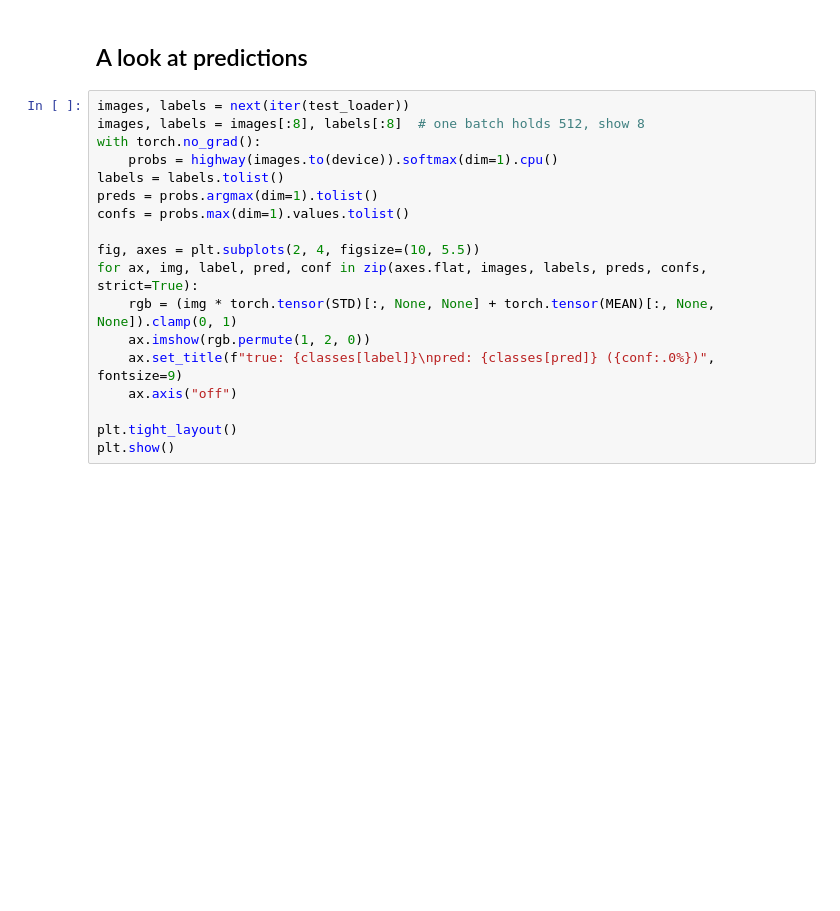
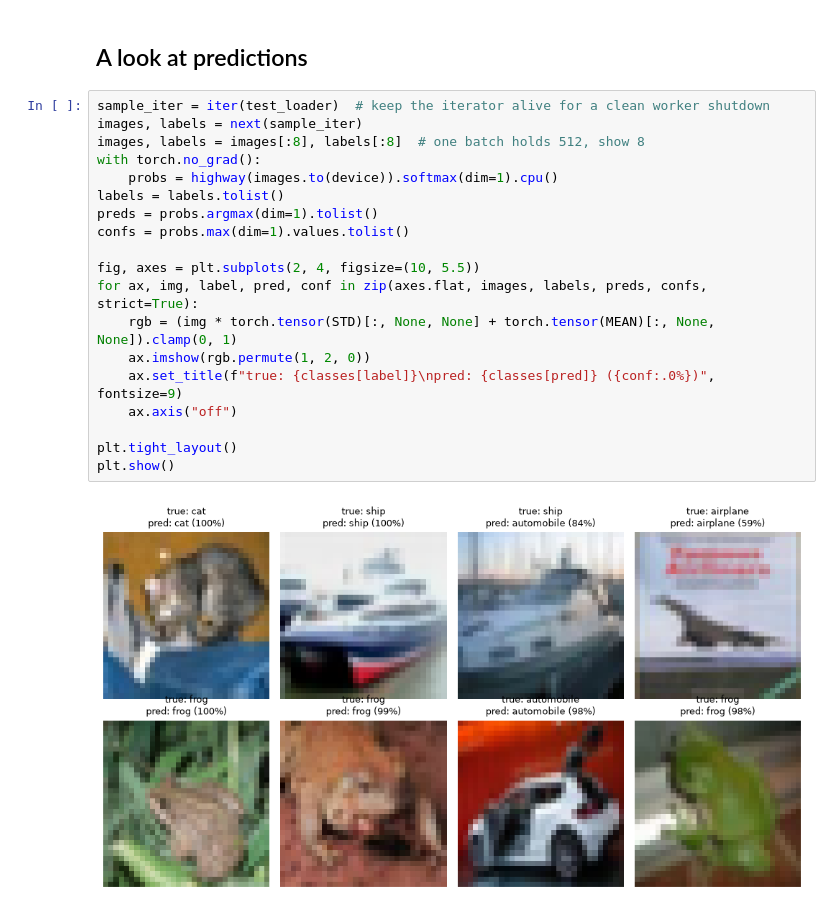
Before and after one commit to Zdziszkee/higway-network, a Jupyter notebook: highway_cifar10.ipynb, the cells around one changed output. Cells and saved outputs as stored; diff of their text form; blank space fills up the shorter version.

```diff
--- a/highway_cifar10.ipynb
+++ b/highway_cifar10.ipynb
@@ -623,20 +680,23 @@ plt.show()
 # %% [markdown]
 ## A look at predictions
 # %%
-images, labels = next(iter(test_loader))
+sample_iter = iter(test_loader)  # keep the iterator alive for a clean worker shutdown
+images, labels = next(sample_iter)
 images, labels = images[:8], labels[:8]  # one batch holds 512, show 8
 with torch.no_grad():
     probs = highway(images.to(device)).softmax(dim=1).cpu()
 labels = labels.tolist()
 preds = probs.argmax(dim=1).tolist()
 confs = probs.max(dim=1).values.tolist()
 
 fig, axes = plt.subplots(2, 4, figsize=(10, 5.5))
 for ax, img, label, pred, conf in zip(axes.flat, images, labels, preds, confs, strict=True):
     rgb = (img * torch.tensor(STD)[:, None, None] + torch.tensor(MEAN)[:, None, None]).clamp(0, 1)
     ax.imshow(rgb.permute(1, 2, 0))
     ax.set_title(f"true: {classes[label]}\npred: {classes[pred]} ({conf:.0%})", fontsize=9)
     ax.axis("off")
 
 plt.tight_layout()
 plt.show()
+# %% [output]
+[figure, added]
```
Also changed, not shown: parts of 21 cells of this notebook, 8 other files.
